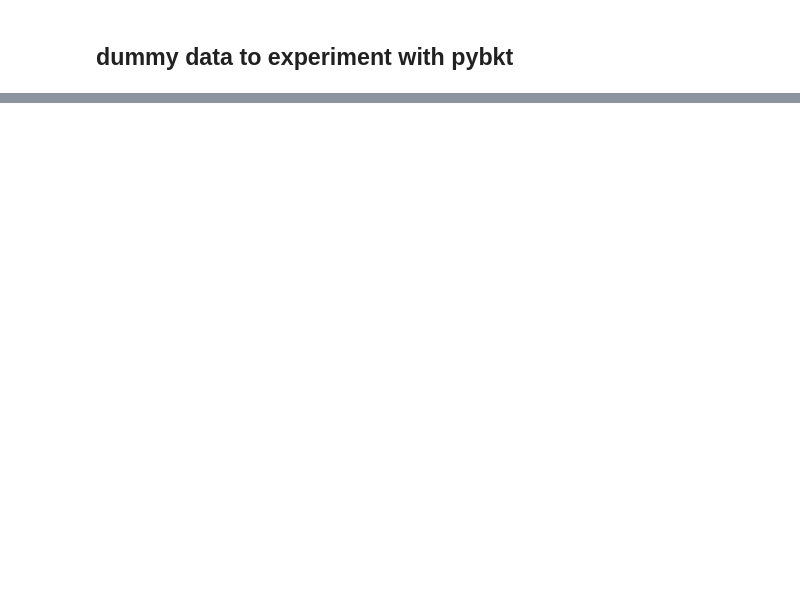
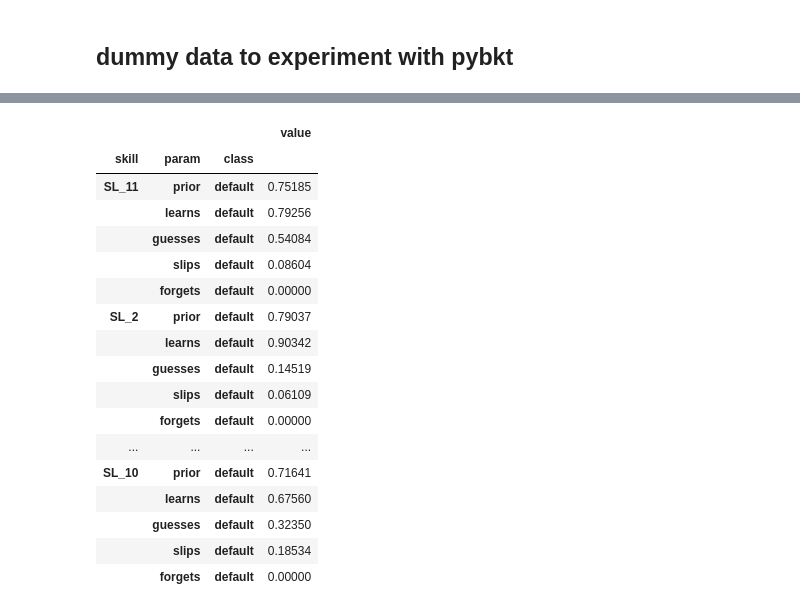
Before and after one commit to UVR-Dilishaka/SignLanguageTutor, a Jupyter notebook: AdoptiveTutoringSystem/pybkt.ipynb, the cells around one changed output, grey strips where cells are left out. Drawn from its saved outputs; the diff is of its cells as text; code cells hidden in the pictures; blank space fills up the shorter version.

```diff
--- a/AdoptiveTutoringSystem/pybkt.ipynb
+++ b/AdoptiveTutoringSystem/pybkt.ipynb
@@ -154,7 +188,5 @@ Plot imperfect radical prior   default       0.27982
                                RATIONAL1-279 0.00000
 # %%
 model.fit(data_path = 'ct.csv', skills = "Plot imperfect radical",multilearn = "Anon Student Id")
-pd.set_option('display.max_rows', None)
-pd.set_option('display.max_columns', None)
 print(model.params())
 # %% [output]
@@ -265,0 +294,34 @@ plt.show()
+# %%
+
+defaults = {
+    'user_id': 'student_id',
+    'order_id': 'row',
+    'skill_name': 'sign',
+    'correct': 'correct',
+}
+
+
+
+predicted = model.fit(data=df_realistic, defaults=defaults)
+
+
+model.params()
+# %% [output]
+|  |  |  | value |
+| skill | param | class |  |
+| SL_11 | prior | default | 0.75185 |
+|  | learns | default | 0.79256 |
+|  | guesses | default | 0.54084 |
+|  | slips | default | 0.08604 |
+|  | forgets | default | 0.00000 |
+| SL_2 | prior | default | 0.79037 |
+|  | learns | default | 0.90342 |
+|  | guesses | default | 0.14519 |
+|  | slips | default | 0.06109 |
+|  | forgets | default | 0.00000 |
+| ... | ... | ... | ... |
+| SL_10 | prior | default | 0.71641 |
+|  | learns | default | 0.67560 |
+|  | guesses | default | 0.32350 |
+|  | slips | default | 0.18534 |
+|  | forgets | default | 0.00000 |
```
Also changed, not shown: parts of 11 cells of this notebook, 1 other file.
